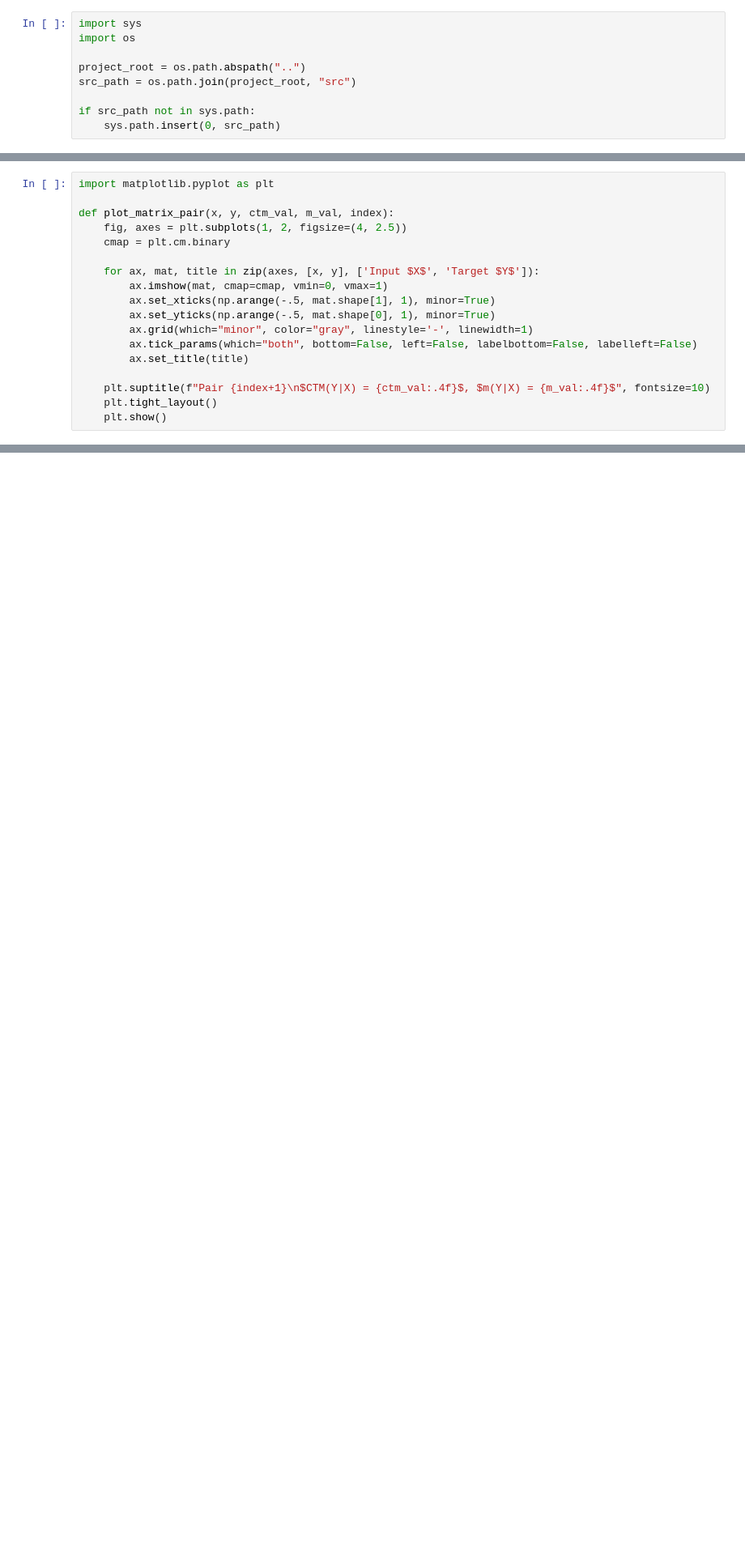
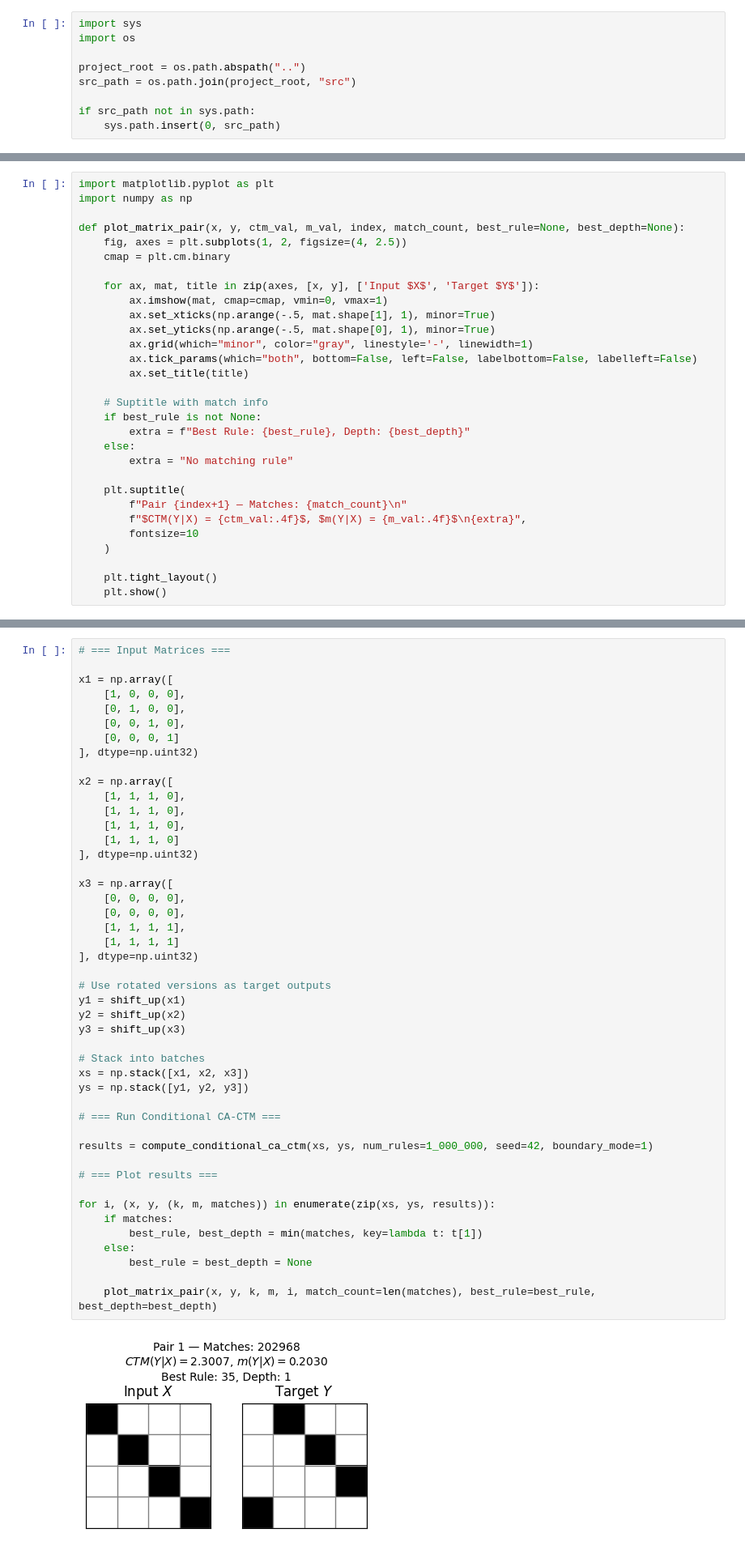
Before and after one commit to eyujis/algorithmic-arc, a Jupyter notebook: notebooks/01-initial_tests.ipynb, the cells around one changed output, grey strips where cells are left out. Shown at 81% size. Drawn from its saved outputs; the diff is of its cells as text; blank space fills up the shorter version.

Commit message:
Now, CTM also returns the logical depth for each rule that suceeded.

```diff
--- a/notebooks/01-initial_tests.ipynb
+++ b/notebooks/01-initial_tests.ipynb
@@ -51,8 +51,9 @@ def invert_bits(mat):
     return 1 - mat
 # %%
 import matplotlib.pyplot as plt
+import numpy as np
 
-def plot_matrix_pair(x, y, ctm_val, m_val, index):
+def plot_matrix_pair(x, y, ctm_val, m_val, index, match_count, best_rule=None, best_depth=None):
     fig, axes = plt.subplots(1, 2, figsize=(4, 2.5))
     cmap = plt.cm.binary
 
@@ -64,6 +65,17 @@ def plot_matrix_pair(x, y, ctm_val, m_val, index):
         ax.tick_params(which="both", bottom=False, left=False, labelbottom=False, labelleft=False)
         ax.set_title(title)
 
-    plt.suptitle(f"Pair {index+1}\n$CTM(Y|X) = {ctm_val:.4f}$, $m(Y|X) = {m_val:.4f}$", fontsize=10)
+    # Suptitle with match info
+    if best_rule is not None:
+        extra = f"Best Rule: {best_rule}, Depth: {best_depth}"
+    else:
+        extra = "No matching rule"
+
+    plt.suptitle(
+        f"Pair {index+1} — Matches: {match_count}\n"
+        f"$CTM(Y|X) = {ctm_val:.4f}$, $m(Y|X) = {m_val:.4f}$\n{extra}",
+        fontsize=10
+    )
+
     plt.tight_layout()
     plt.show()
@@ -116,0 +82,48 @@ for i, (x, y, (k, m)) in enumerate(zip(xs, ys, results)):
+# %%
+# === Input Matrices ===
+
+x1 = np.array([
+    [1, 0, 0, 0],
+    [0, 1, 0, 0],
+    [0, 0, 1, 0],
+    [0, 0, 0, 1]
+], dtype=np.uint32)
+
+x2 = np.array([
+    [1, 1, 1, 0],
+    [1, 1, 1, 0],
+    [1, 1, 1, 0],
+    [1, 1, 1, 0]
+], dtype=np.uint32)
+
+x3 = np.array([
+    [0, 0, 0, 0],
+    [0, 0, 0, 0],
+    [1, 1, 1, 1],
+    [1, 1, 1, 1]
+], dtype=np.uint32)
+
+# Use rotated versions as target outputs
+y1 = shift_up(x1)
+y2 = shift_up(x2)
+y3 = shift_up(x3)
+
+# Stack into batches
+xs = np.stack([x1, x2, x3])
+ys = np.stack([y1, y2, y3])
+
+# === Run Conditional CA-CTM ===
+
+results = compute_conditional_ca_ctm(xs, ys, num_rules=1_000_000, seed=42, boundary_mode=1)
+
+# === Plot results ===
+
+for i, (x, y, (k, m, matches)) in enumerate(zip(xs, ys, results)):
+    if matches:
+        best_rule, best_depth = min(matches, key=lambda t: t[1])
+    else:
+        best_rule = best_depth = None
+
+    plot_matrix_pair(x, y, k, m, i, match_count=len(matches), best_rule=best_rule, best_depth=best_depth)
+# %% [output]
+[figure, added]
```
Also changed, not shown: parts of 2 cells of this notebook, 6 other files.
